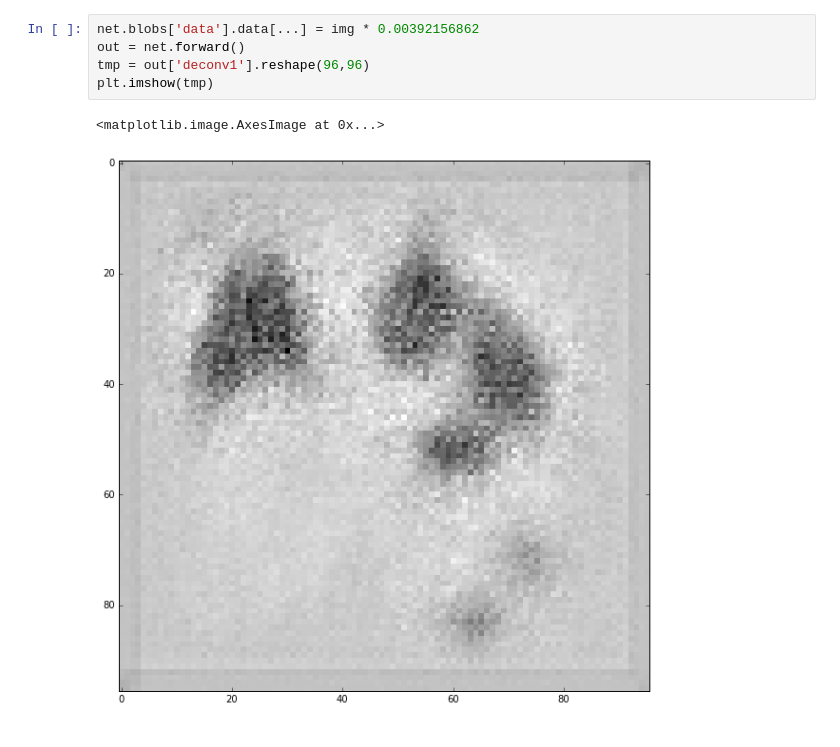
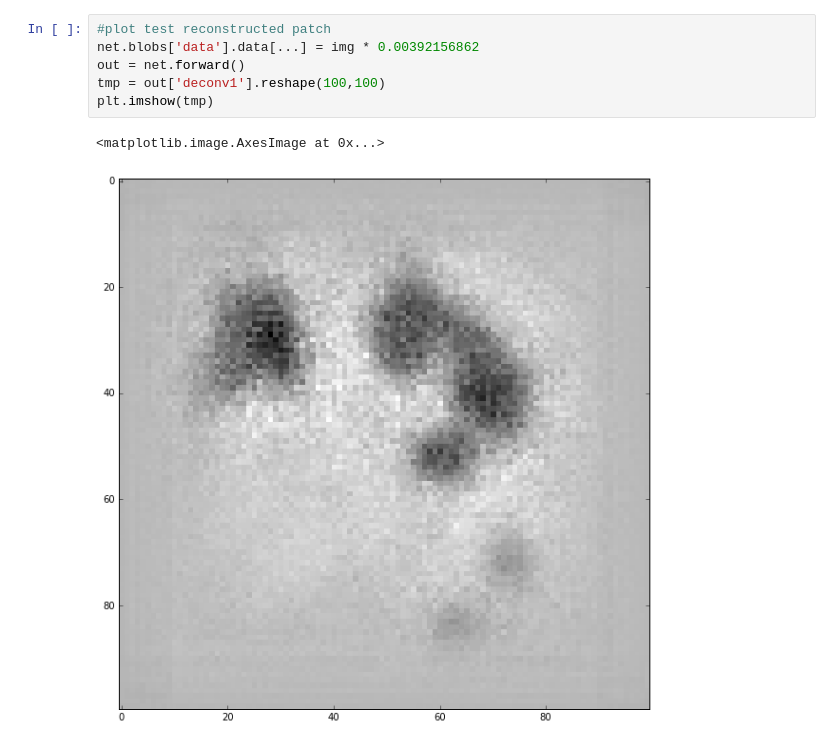
Before and after one commit to LiamZhuuu/CSD395, a Jupyter notebook: src/Filter Visualization.ipynb, the cells around one changed output. Drawn from its saved outputs; the diff is of its cells as text.

```diff
--- a/src/Filter Visualization.ipynb
+++ b/src/Filter Visualization.ipynb
@@ -76,8 +41,9 @@ plt.imshow(img)
 # %%
+#plot test reconstructed patch
 net.blobs['data'].data[...] = img * 0.00392156862
 out = net.forward()
-tmp = out['deconv1'].reshape(96,96)
+tmp = out['deconv1'].reshape(100,100)
 plt.imshow(tmp)
 # %% [output]
 <matplotlib.image.AxesImage at 0x...>
-[figure, old version]
+[figure, new version]
```
Also changed, not shown: parts of 17 cells of this notebook, 5 other files.
